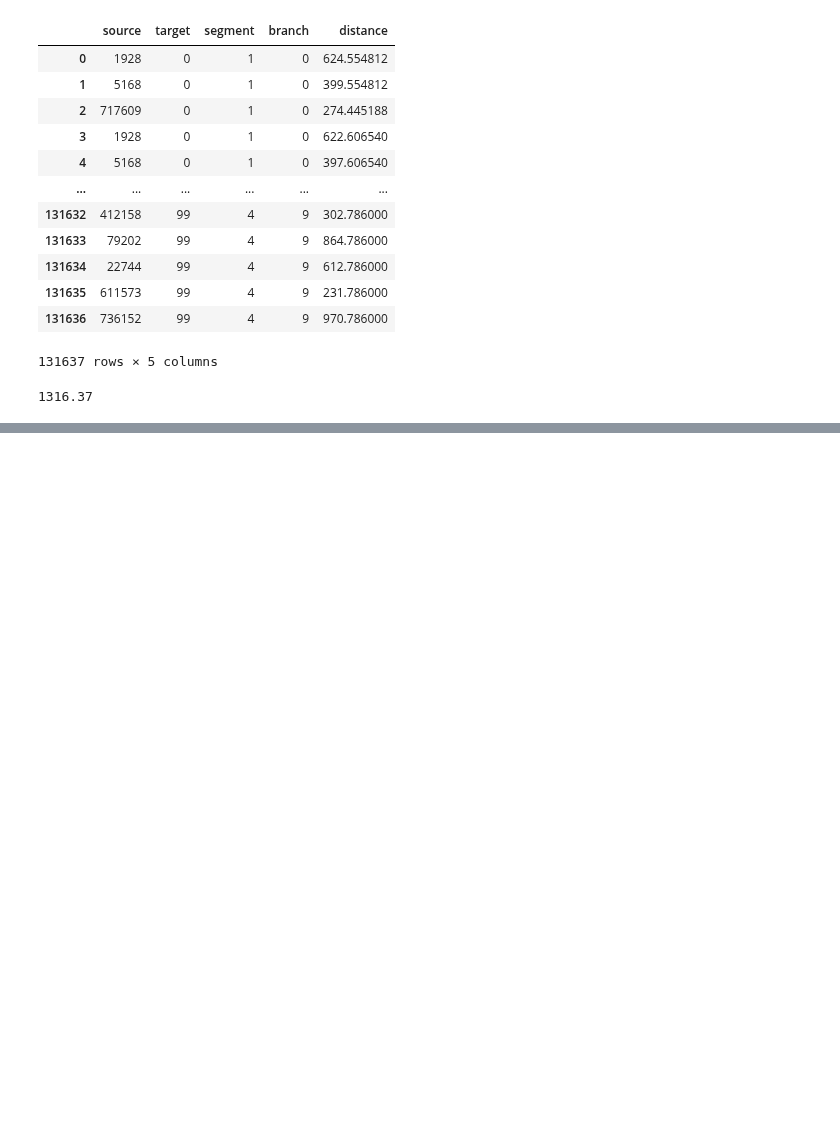
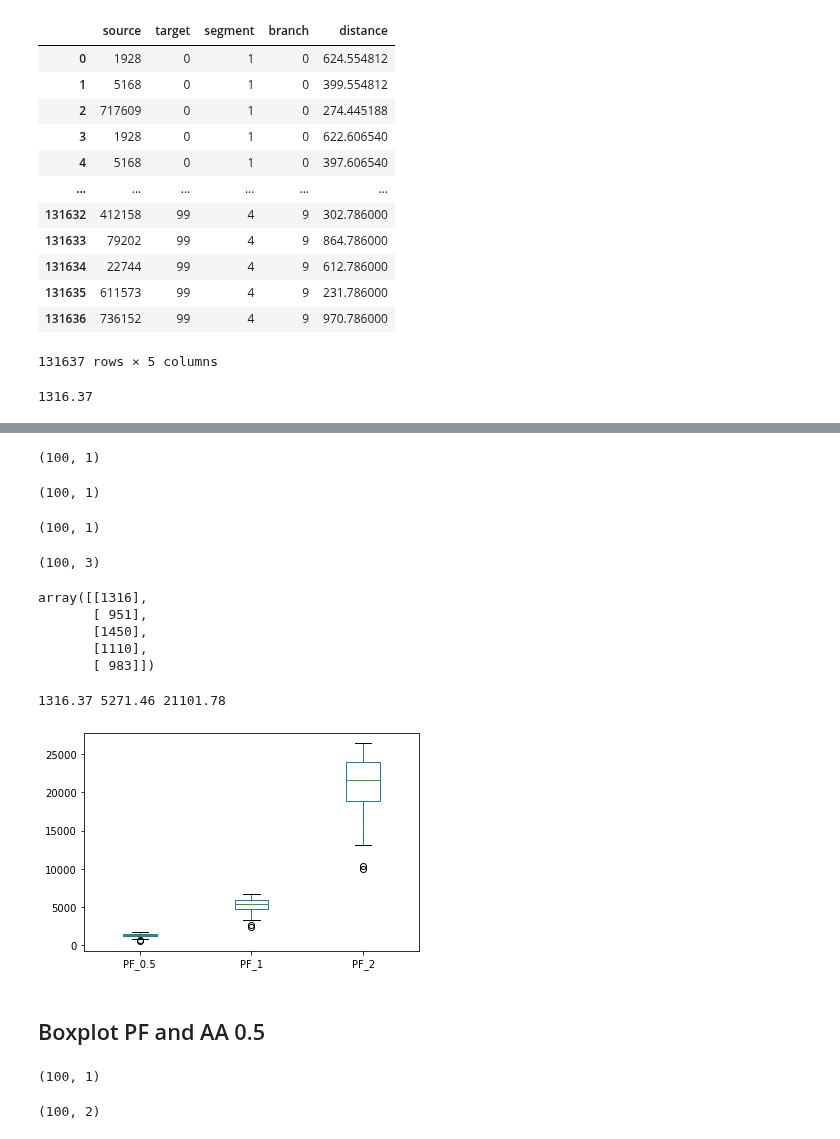
Before and after one commit to CNS-OIST/pycabnn, a Jupyter notebook: notebooks/RunMLIwithNeuron.ipynb, the cells around one changed output, grey strips where cells are left out. Cells and saved outputs as stored; diff of their text form; code cells hidden in the pictures; blank space fills up the shorter version.

Commit message:
GC_MLI_Connection
Connection GC and MLI results with different distances
Boxplot

```diff
--- a/notebooks/RunMLIwithNeuron.ipynb
+++ b/notebooks/RunMLIwithNeuron.ipynb
@@ -566,0 +569,56 @@ nsource_pf05.mean()
+# %%
+pf05_nSource=np.array([nsource_pf05])
+pf05_nSource=np.reshape(pf05_nSource, [100, 1])
+pf05_nSource.shape
+# %% [output]
+(100, 1)
+# %%
+pf1_nSource=np.array([nsource_pf1])
+pf1_nSource=np.reshape(pf1_nSource, [100, 1])
+pf1_nSource.shape
+# %% [output]
+(100, 1)
+# %%
+pf2_nSource=np.array([nsource_pf2])
+pf2_nSource=np.reshape(pf2_nSource, [100, 1])
+pf2_nSource.shape
+# %% [output]
+(100, 1)
+# %%
+#merge all PF settings in one array
+nSourceAll=np.concatenate((pf05_nSource, pf1_nSource, pf2_nSource), axis=1)
+nSourceAll.shape
+# %% [output]
+(100, 3)
+# %%
+pf05_nSource[0:5]
+# %% [output]
+array([[1316],
+       [ 951],
+       [1450],
+       [1110],
+       [ 983]])
+# %%
+print(nsource_pf05.mean(),nsource_pf1.mean(), nsource_pf2.mean())
+# %% [output]
+1316.37 5271.46 21101.78
+# %%
+
+df = pd.DataFrame(nSourceAll, columns=['PF_0.5', 'PF_1', 'PF_2'])
+ax = df.plot.box()
+# %% [output]
+[figure, added]
+# %% [markdown]
+## Boxplot PF and AA 0.5
+# %%
+aa05_nSource=np.array([nsource_aa05])
+aa05_nSource=np.reshape(aa05_nSource, [100, 1])
+aa05_nSource.shape
+# %% [output]
+(100, 1)
+# %%
+#merge PF  and AA in one array
+nSource05=np.concatenate((pf05_nSource, aa05_nSource), axis=1)
+nSource05.shape
+# %% [output]
+(100, 2)
```
Also changed, not shown: parts of 11 cells of this notebook.
